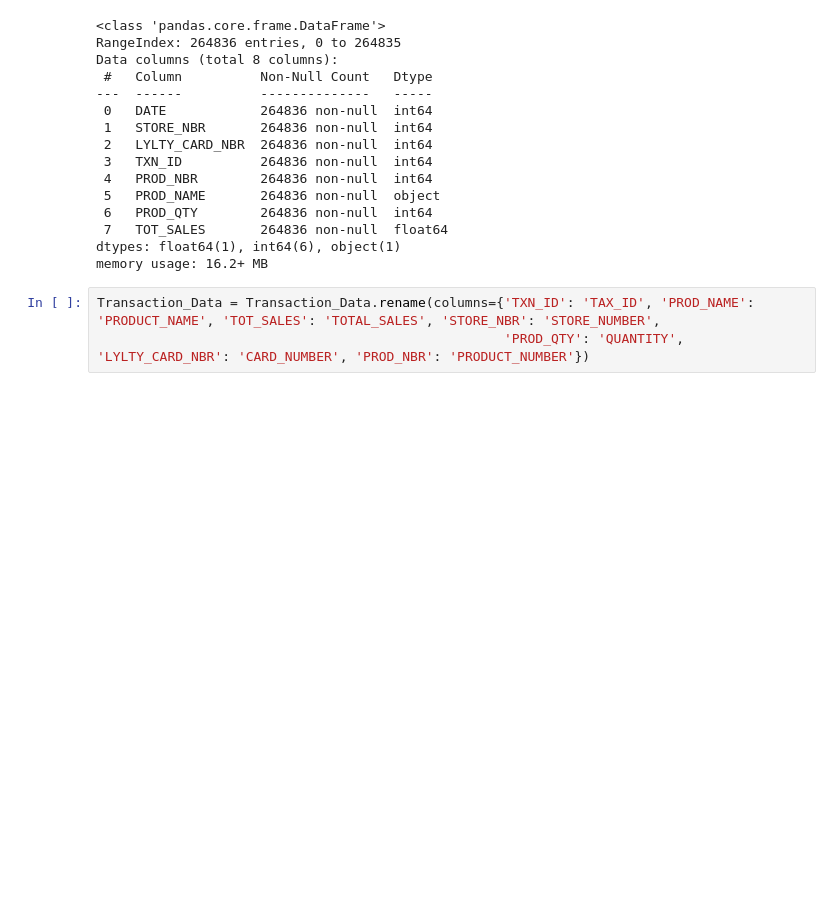
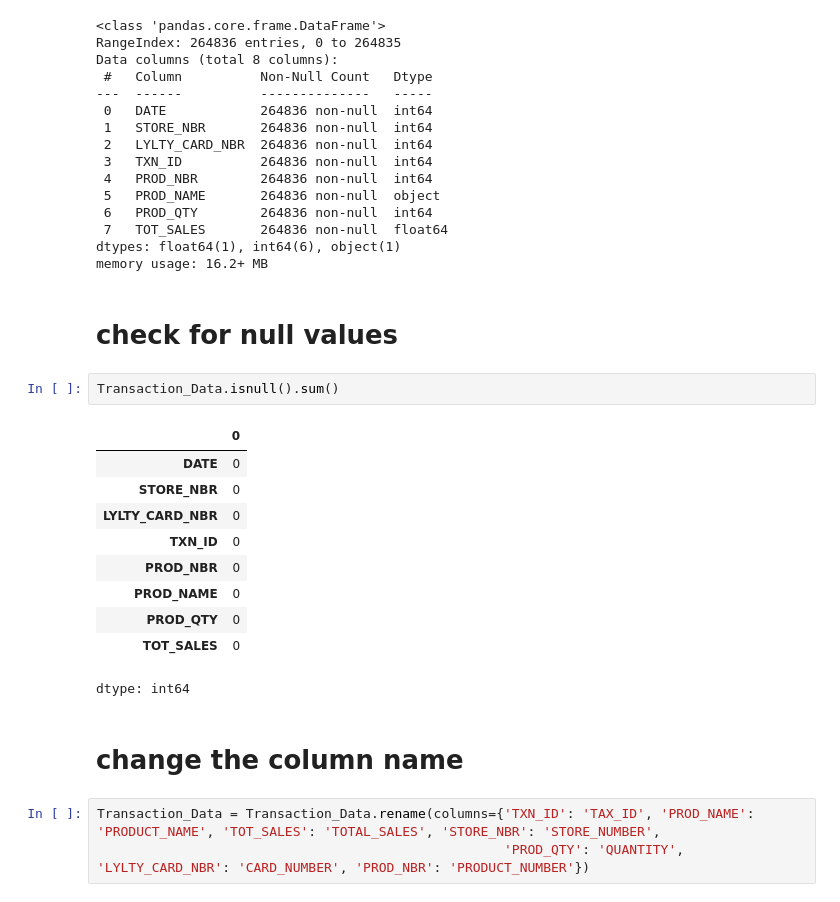
Before and after one commit to isi1993/DRRR, a Jupyter notebook: my_Retail_dataset_project.ipynb, the cells around one changed output. Cells and saved outputs as stored; diff of their text form; blank space fills up the shorter version.

```diff
--- a/my_Retail_dataset_project.ipynb
+++ b/my_Retail_dataset_project.ipynb
@@ -48,6 +46,23 @@ Data columns (total 8 columns):
  7   TOT_SALES       264836 non-null  float64
 dtypes: float64(1), int64(6), object(1)
 memory usage: 16.2+ MB
+# %% [markdown]
+# check for null values
+# %%
+Transaction_Data.isnull().sum()
+# %% [output]
+|  | 0 |
+| DATE | 0 |
+| STORE_NBR | 0 |
+| LYLTY_CARD_NBR | 0 |
+| TXN_ID | 0 |
+| PROD_NBR | 0 |
+| PROD_NAME | 0 |
+| PROD_QTY | 0 |
+| TOT_SALES | 0 |
+dtype: int64
+# %% [markdown]
+# change the column name
 # %%
 Transaction_Data = Transaction_Data.rename(columns={'TXN_ID': 'TAX_ID', 'PROD_NAME': 'PRODUCT_NAME', 'TOT_SALES': 'TOTAL_SALES', 'STORE_NBR': 'STORE_NUMBER',
                                                     'PROD_QTY': 'QUANTITY', 'LYLTY_CARD_NBR': 'CARD_NUMBER', 'PROD_NBR': 'PRODUCT_NUMBER'})
```
Also changed, not shown: parts of 55 cells of this notebook.
